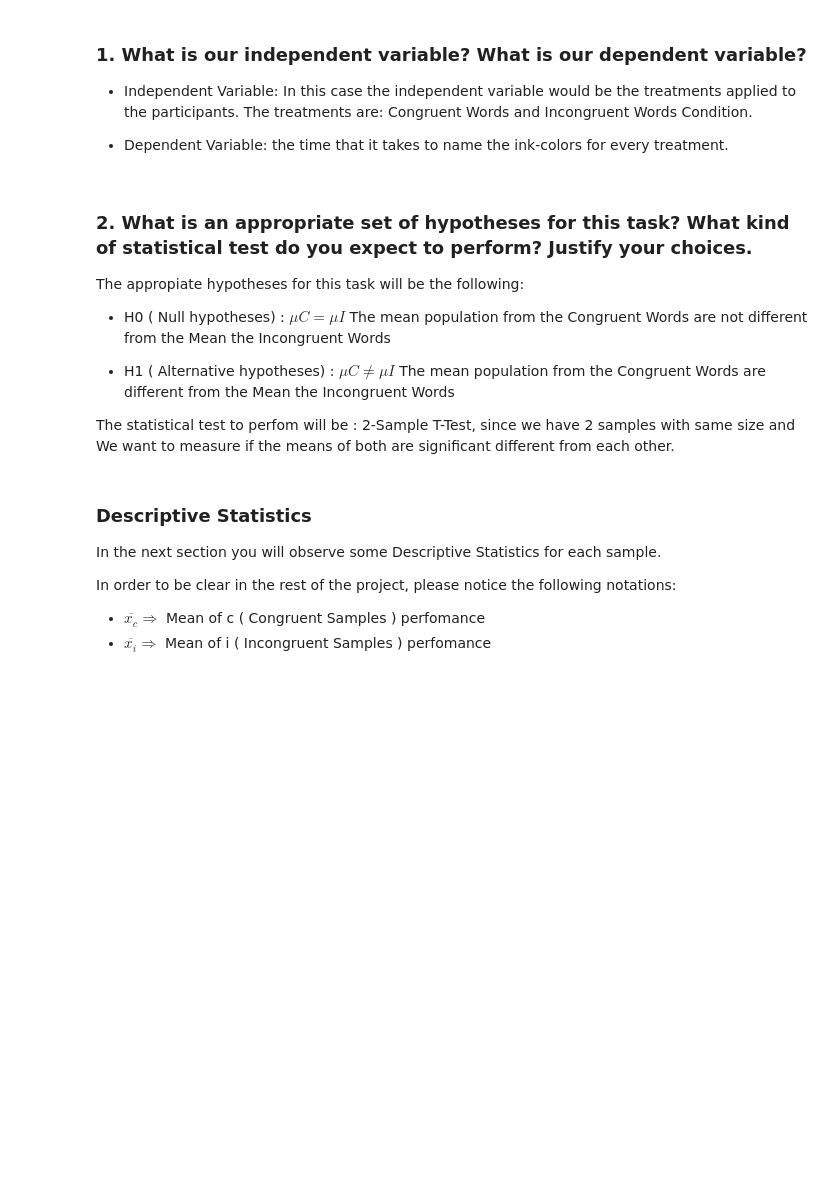
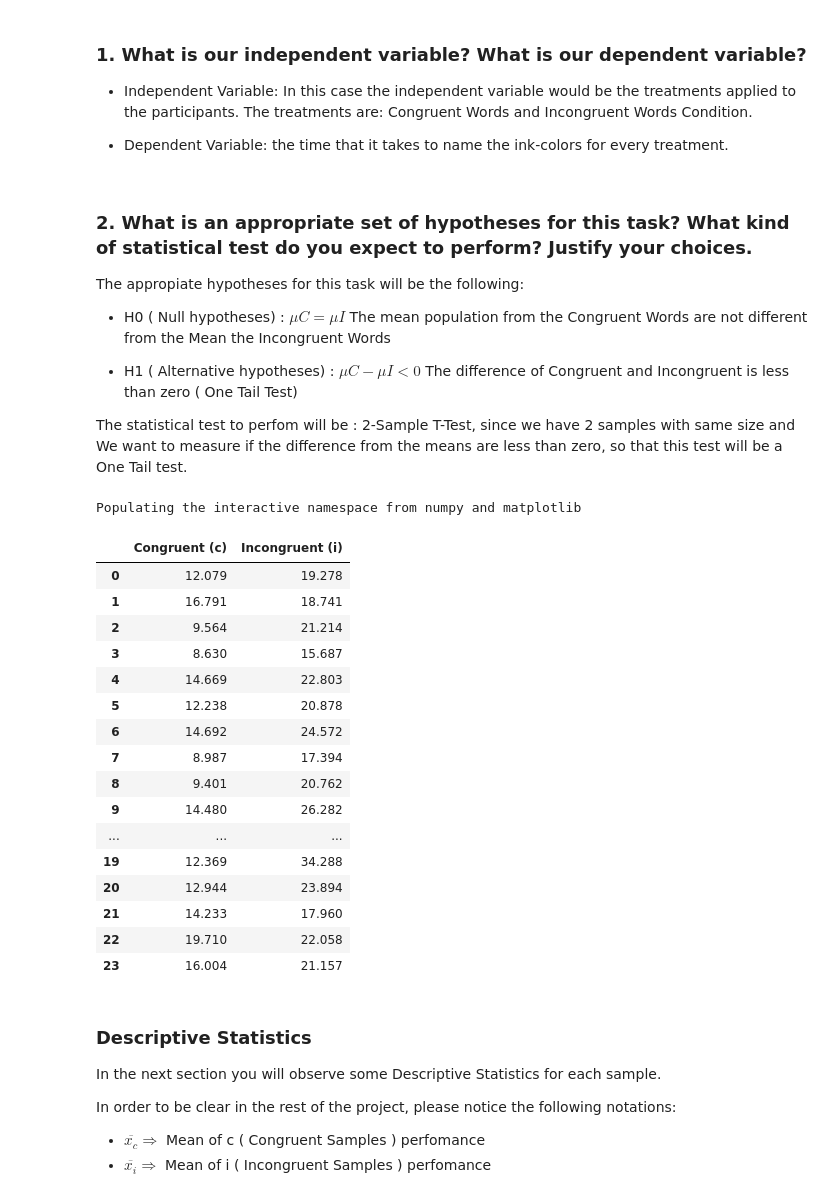
Before and after one commit to laurauzcategui/NDProject1_pphenom, a Jupyter notebook: StroopEffect.ipynb, the cells around one changed output. Cells and saved outputs as stored; diff of their text form; code cells hidden in the pictures; blank space fills up the shorter version.

```diff
--- a/StroopEffect.ipynb
+++ b/StroopEffect.ipynb
@@ -23,17 +23,21 @@ The appropiate hypotheses for this task will be the following:
 * H0 ( Null hypotheses) : $\mu C = \mu I $
 The mean population from the Congruent Words are not different from the Mean the Incongruent Words
 
-* H1 ( Alternative hypotheses) : $\mu C \ne \mu I $
-The mean population from the Congruent Words are different from the Mean the Incongruent Words
+* H1 ( Alternative hypotheses) : $\mu C - \mu I  < 0 $
+The difference of Congruent and Incongruent is less than zero ( One Tail Test)
 
-The statistical test to perfom will be : 2-Sample T-Test, since we have 2 samples with same size and We want to measure if the means of both are significant different from each other.
+The statistical test to perfom will be : 2-Sample T-Test, since we have 2 samples with same size and We want to measure if the difference from the means are less than zero, so that this test will be a One Tail test.
 # %%
+# making available graphs inline
+%pylab inline
 # importing pandas for manipulation of data
 import pandas as pd
 # importing scipy and matplotlib for creating and plotting the distributions
-import scipy.stats as stats
-import matplotlib
-matplotlib.style.use('ggplot')
+import numpy as np
+import matplotlib.pyplot as plt
+import matplotlib.mlab as mlab
+# %% [output]
+Populating the interactive namespace from numpy and matplotlib
 # %%
 # Loading the path of our data sample
 path = './stroopdata.csv'
@@ -42,6 +46,25 @@ path = './stroopdata.csv'
 df = pd.read_csv(path)
 # %%
 # Printing our data
+df
+# %% [output]
+|  | Congruent (c) | Incongruent (i) |
+| 0 | 12.079 | 19.278 |
+| 1 | 16.791 | 18.741 |
+| 2 | 9.564 | 21.214 |
+| 3 | 8.630 | 15.687 |
+| 4 | 14.669 | 22.803 |
+| 5 | 12.238 | 20.878 |
+| 6 | 14.692 | 24.572 |
+| 7 | 8.987 | 17.394 |
+| 8 | 9.401 | 20.762 |
+| 9 | 14.480 | 26.282 |
+| ... | ... | ... |
+| 19 | 12.369 | 34.288 |
+| 20 | 12.944 | 23.894 |
+| 21 | 14.233 | 17.960 |
+| 22 | 19.710 | 22.058 |
+| 23 | 16.004 | 21.157 |
 # %% [markdown]
 ### Descriptive Statistics
 
```
Also changed, not shown: parts of 22 cells of this notebook.
